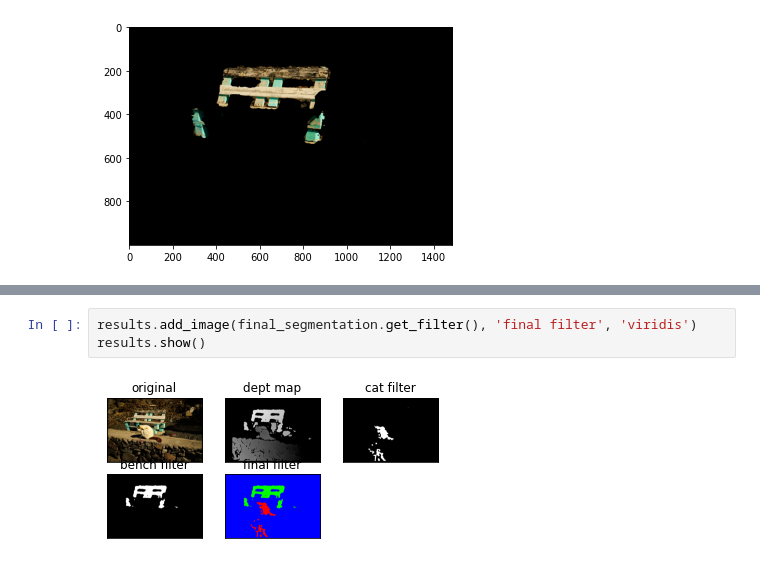
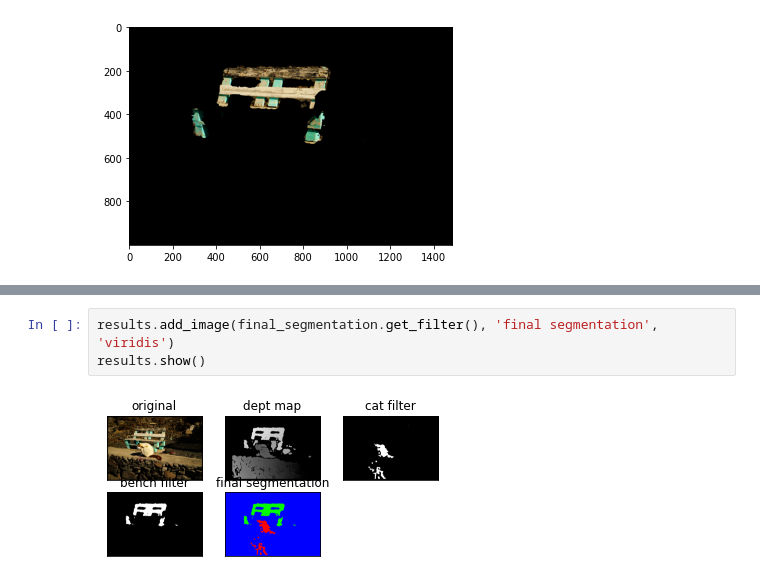
Before and after one commit to festplatte/udb-image-processing, a Jupyter notebook: assignment/final-assignment.ipynb, the cells around one changed output, grey strips where cells are left out. Drawn from its saved outputs; the diff is of its cells as text.

```diff
--- a/assignment/final-assignment.ipynb
+++ b/assignment/final-assignment.ipynb
@@ -110,5 +120,5 @@ plt.show()
 # %%
-results.add_image(final_segmentation.get_filter(), 'final filter', 'viridis')
+results.add_image(final_segmentation.get_filter(), 'final segmentation', 'viridis')
 results.show()
 # %% [output]
-[figure, old version]
+[figure, new version]
```
Also changed, not shown: parts of 6 cells of this notebook.
